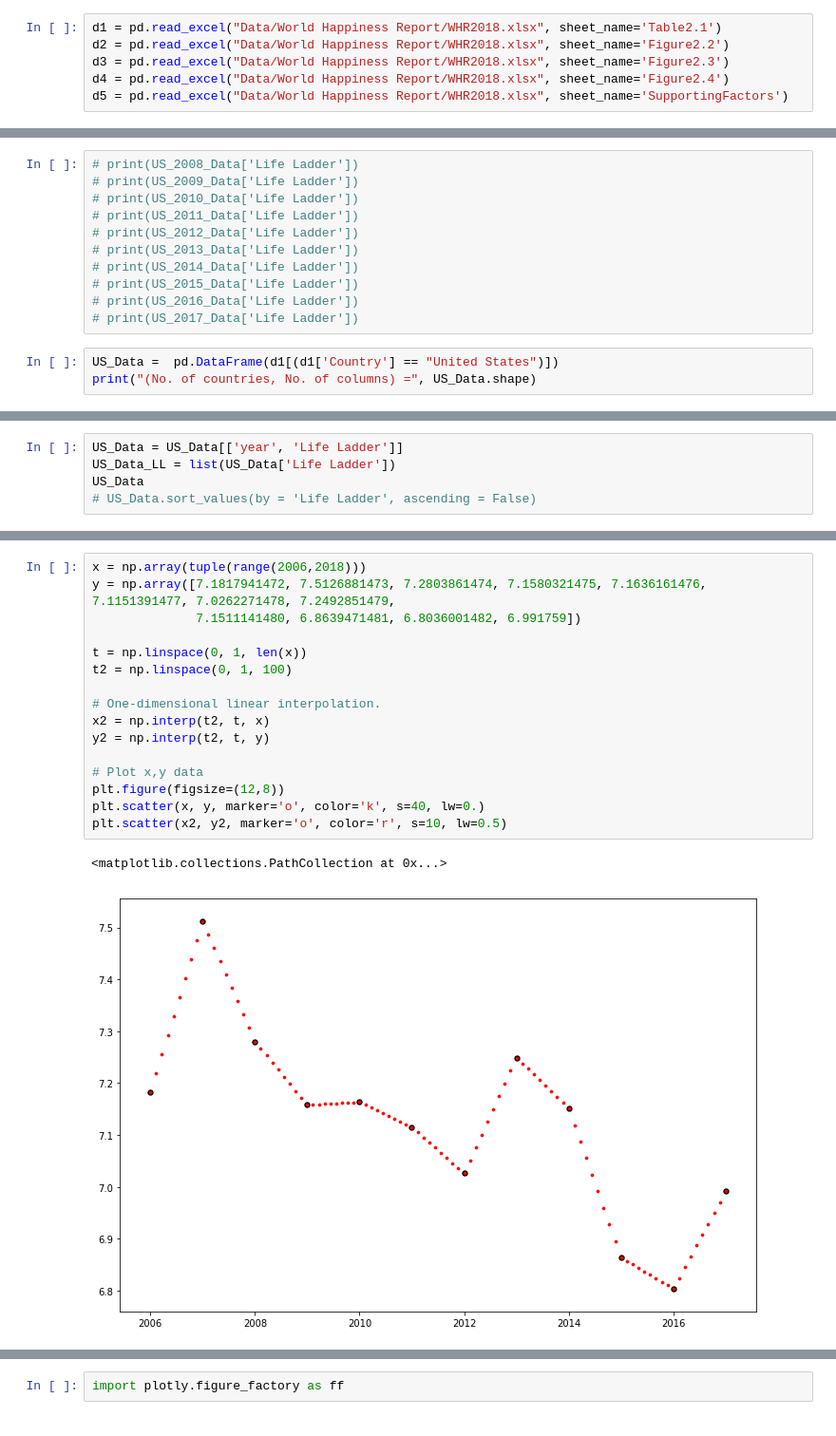
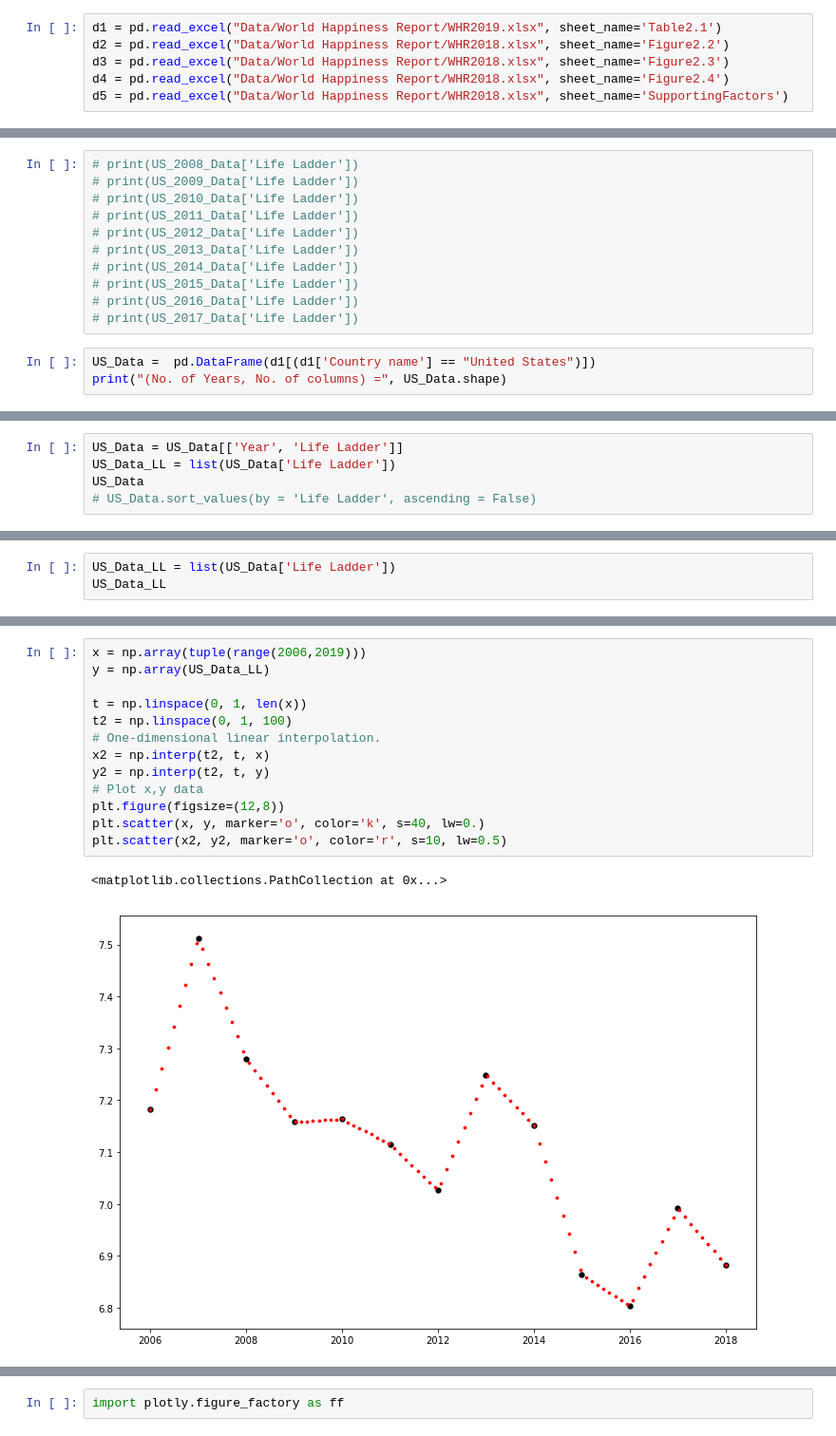
Before and after one commit to Teo-KJ/CZ1015-Data-Science---AI-Mini-Project, a Jupyter notebook: WHR Explore - In depth Analysis.ipynb, the cells around one changed output, grey strips where cells are left out. Shown at 95% size. Drawn from its saved outputs; the diff is of its cells as text.

Commit message:
Did interpolation
I have done interpolation of life ladder values from 2006 to 2018, to match the daily values for stocks dataset.

```diff
--- a/WHR Explore - In depth Analysis.ipynb
+++ b/WHR Explore - In depth Analysis.ipynb
@@ -18,5 +18,5 @@ init_notebook_mode(connected=True)
 # %%
-d1 = pd.read_excel("Data/World Happiness Report/WHR2018.xlsx", sheet_name='Table2.1')
+d1 = pd.read_excel("Data/World Happiness Report/WHR2019.xlsx", sheet_name='Table2.1')
 d2 = pd.read_excel("Data/World Happiness Report/WHR2018.xlsx", sheet_name='Figure2.2')
 d3 = pd.read_excel("Data/World Happiness Report/WHR2018.xlsx", sheet_name='Figure2.3')
 d4 = pd.read_excel("Data/World Happiness Report/WHR2018.xlsx", sheet_name='Figure2.4')
@@ -290,6 +264,6 @@ US_2017_Data = pd.DataFrame(Data_2017[(Data_2017['Country'] == 'United States')]
 # print(US_2016_Data['Life Ladder'])
 # print(US_2017_Data['Life Ladder'])
 # %%
-US_Data =  pd.DataFrame(d1[(d1['Country'] == "United States")])
-print("(No. of countries, No. of columns) =", US_Data.shape)
+US_Data =  pd.DataFrame(d1[(d1['Country name'] == "United States")])
+print("(No. of Years, No. of columns) =", US_Data.shape)
 # %% [output]
@@ -297,5 +271,5 @@ print("(No. of countries, No. of columns) =", US_Data.shape)
 # %%
-US_Data = US_Data[['year', 'Life Ladder']]
+US_Data = US_Data[['Year', 'Life Ladder']]
 US_Data_LL = list(US_Data['Life Ladder'])
 US_Data
 # US_Data.sort_values(by = 'Life Ladder', ascending = False)
@@ -333,0 +300,3 @@ Polyfit may be poorly conditioned
+# %%
+US_Data_LL = list(US_Data['Life Ladder'])
+US_Data_LL
@@ -334,20 +317,17 @@ Polyfit may be poorly conditioned
 # %%
-x = np.array(tuple(range(2006,2018)))
-y = np.array([7.1817941472, 7.5126881473, 7.2803861474, 7.1580321475, 7.1636161476, 7.1151391477, 7.0262271478, 7.2492851479,
-              7.1511141480, 6.8639471481, 6.8036001482, 6.991759])
+x = np.array(tuple(range(2006,2019)))
+y = np.array(US_Data_LL)
 
 t = np.linspace(0, 1, len(x))
 t2 = np.linspace(0, 1, 100)
-
 # One-dimensional linear interpolation.
 x2 = np.interp(t2, t, x)
 y2 = np.interp(t2, t, y)
-
 # Plot x,y data
 plt.figure(figsize=(12,8))
 plt.scatter(x, y, marker='o', color='k', s=40, lw=0.)
 plt.scatter(x2, y2, marker='o', color='r', s=10, lw=0.5)
 # %% [output]
 <matplotlib.collections.PathCollection at 0x...>
-[figure, old version]
+[figure, new version]
 # %%
```
Also changed, not shown: parts of 33 cells of this notebook, 1 other file.
